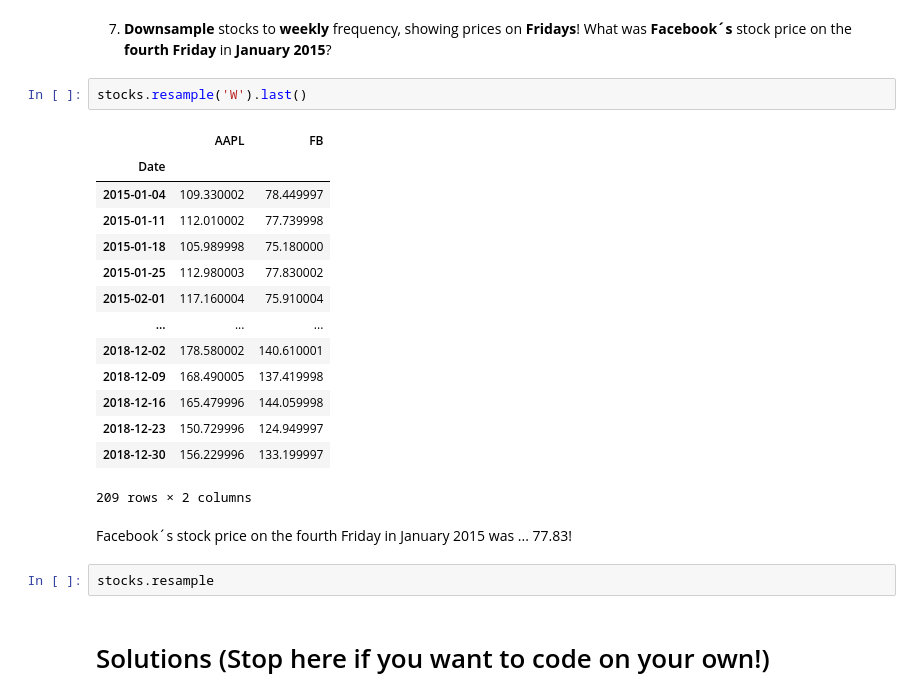
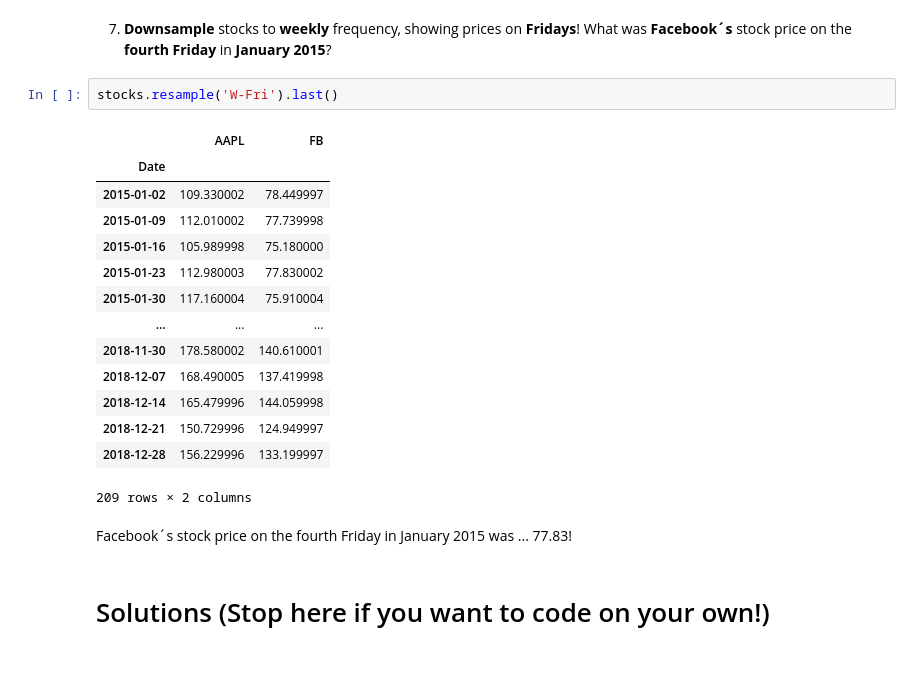
Before and after one commit to DheyaAlqaderi/TechnicalAnalysis-Gold-ML, a Jupyter notebook: Exercise_1.ipynb, the cells around one changed output. Saved outputs shown, nothing was run; the diff lists cells and outputs as text; blank space fills up the shorter version.

```diff
--- a/Exercise_1.ipynb
+++ b/Exercise_1.ipynb
@@ -183,26 +183,24 @@ Freq: M, Name: FB, dtype: float64
 7. __Downsample__ stocks to __weekly__ frequency, showing prices on __Fridays__!
 What was __Facebook´s__ stock price on the __fourth Friday__ in __January 2015__?
 # %%
-stocks.resample('W').last()
+stocks.resample('W-Fri').last()
 # %% [output]
 |  | AAPL | FB |
 | Date |  |  |
-| 2015-01-04 | 109.330002 | 78.449997 |
-| 2015-01-11 | 112.010002 | 77.739998 |
-| 2015-01-18 | 105.989998 | 75.180000 |
-| 2015-01-25 | 112.980003 | 77.830002 |
-| 2015-02-01 | 117.160004 | 75.910004 |
+| 2015-01-02 | 109.330002 | 78.449997 |
+| 2015-01-09 | 112.010002 | 77.739998 |
+| 2015-01-16 | 105.989998 | 75.180000 |
+| 2015-01-23 | 112.980003 | 77.830002 |
+| 2015-01-30 | 117.160004 | 75.910004 |
 | ... | ... | ... |
-| 2018-12-02 | 178.580002 | 140.610001 |
-| 2018-12-09 | 168.490005 | 137.419998 |
-| 2018-12-16 | 165.479996 | 144.059998 |
-| 2018-12-23 | 150.729996 | 124.949997 |
-| 2018-12-30 | 156.229996 | 133.199997 |
+| 2018-11-30 | 178.580002 | 140.610001 |
+| 2018-12-07 | 168.490005 | 137.419998 |
+| 2018-12-14 | 165.479996 | 144.059998 |
+| 2018-12-21 | 150.729996 | 124.949997 |
+| 2018-12-28 | 156.229996 | 133.199997 |
 209 rows × 2 columns
 # %% [markdown]
 Facebook´s stock price on the fourth Friday in January 2015 was ... 77.83!
-# %%
-stocks.resample
 # %% [markdown]
 # Solutions (Stop here if you want to code on your own!)
 # %% [markdown]
```
